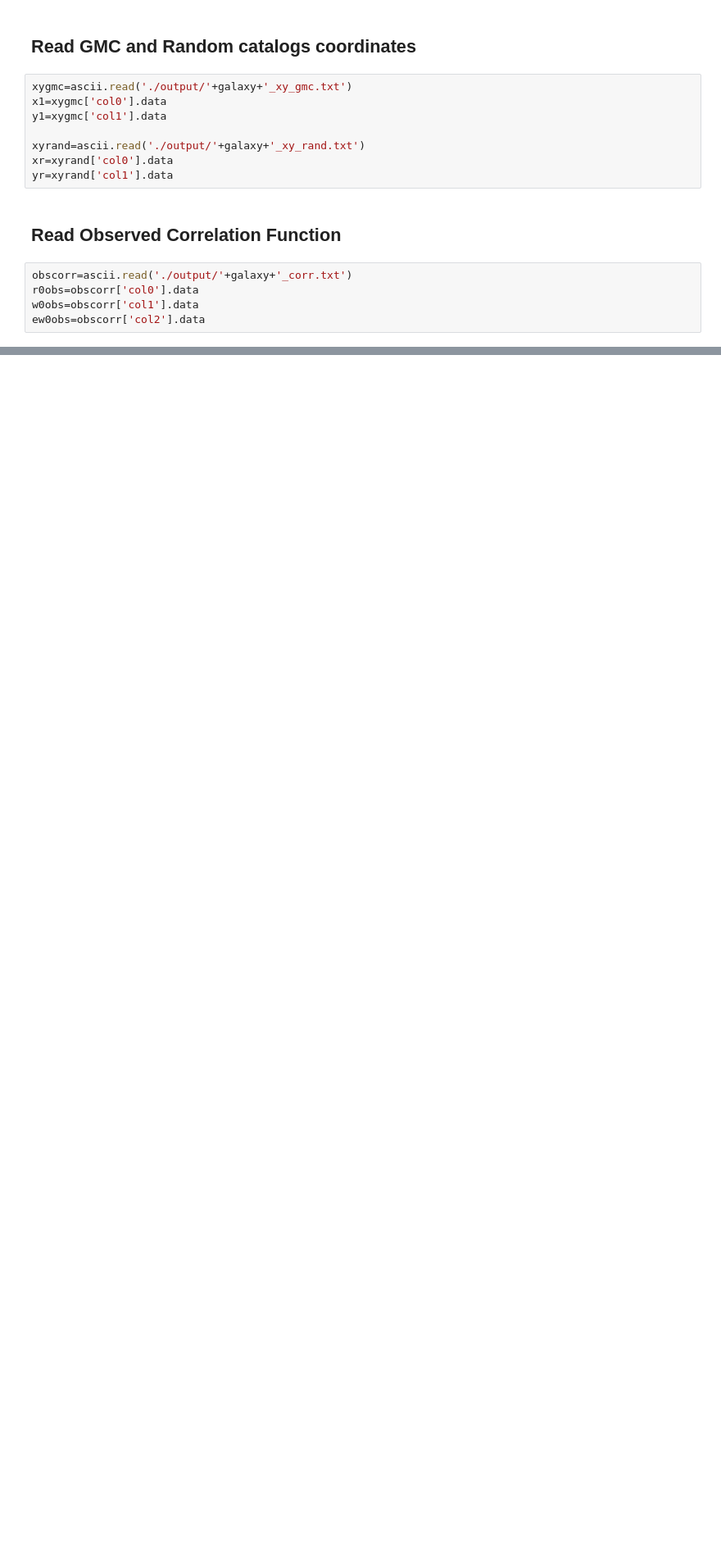
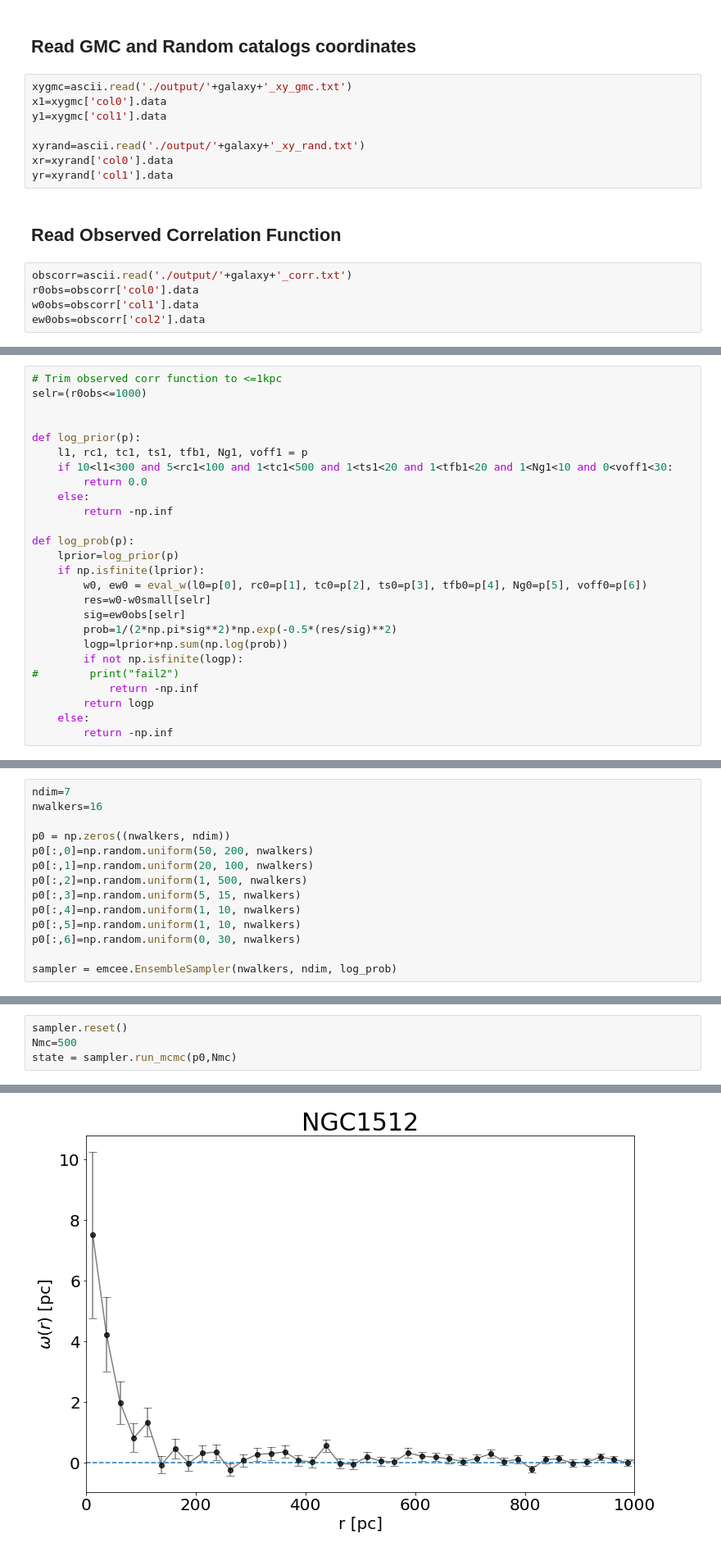
Before and after one commit to gblancm/gmchiicorr, a Jupyter notebook: gmc_hii_corr_model.ipynb, the cells around one changed output, grey strips where cells are left out. Shown: that part at 82% size. Saved outputs shown, nothing was run; the diff lists cells and outputs as text; blank space fills up the shorter version.

Commit message:
added MCMC

```diff
--- a/gmc_hii_corr_model.ipynb
+++ b/gmc_hii_corr_model.ipynb
@@ -171,0 +318,26 @@ ew0obs=obscorr['col2'].data
+# %%
+# Trim observed corr function to <=1kpc
+selr=(r0obs<=1000)
+
+
+def log_prior(p):
+    l1, rc1, tc1, ts1, tfb1, Ng1, voff1 = p
+    if 10<l1<300 and 5<rc1<100 and 1<tc1<500 and 1<ts1<20 and 1<tfb1<20 and 1<Ng1<10 and 0<voff1<30:
+        return 0.0
+    else:
+        return -np.inf
+
+def log_prob(p):
+    lprior=log_prior(p)
+    if np.isfinite(lprior):
+        w0, ew0 = eval_w(l0=p[0], rc0=p[1], tc0=p[2], ts0=p[3], tfb0=p[4], Ng0=p[5], voff0=p[6])
+        res=w0-w0small[selr]
+        sig=ew0obs[selr]
+        prob=1/(2*np.pi*sig**2)*np.exp(-0.5*(res/sig)**2)
+        logp=lprior+np.sum(np.log(prob))
+        if not np.isfinite(logp):
+#        print("fail2")
+            return -np.inf
+        return logp
+    else:
+        return -np.inf
@@ -171,0 +346,14 @@ ew0obs=obscorr['col2'].data
+# %%
+ndim=7
+nwalkers=16
+
+p0 = np.zeros((nwalkers, ndim))
+p0[:,0]=np.random.uniform(50, 200, nwalkers)
+p0[:,1]=np.random.uniform(20, 100, nwalkers)
+p0[:,2]=np.random.uniform(1, 500, nwalkers)
+p0[:,3]=np.random.uniform(5, 15, nwalkers)
+p0[:,4]=np.random.uniform(1, 10, nwalkers)
+p0[:,5]=np.random.uniform(1, 10, nwalkers)
+p0[:,6]=np.random.uniform(0, 30, nwalkers)
+
+sampler = emcee.EnsembleSampler(nwalkers, ndim, log_prob)
@@ -171,0 +362,5 @@ ew0obs=obscorr['col2'].data
+# %%
+sampler.reset()
+Nmc=500
+state = sampler.run_mcmc(p0,Nmc)
+# %% [output]
@@ -171,0 +376 @@ ew0obs=obscorr['col2'].data
+[figure, added]
```
Also changed, not shown: parts of 31 cells of this notebook, 30 other files.
